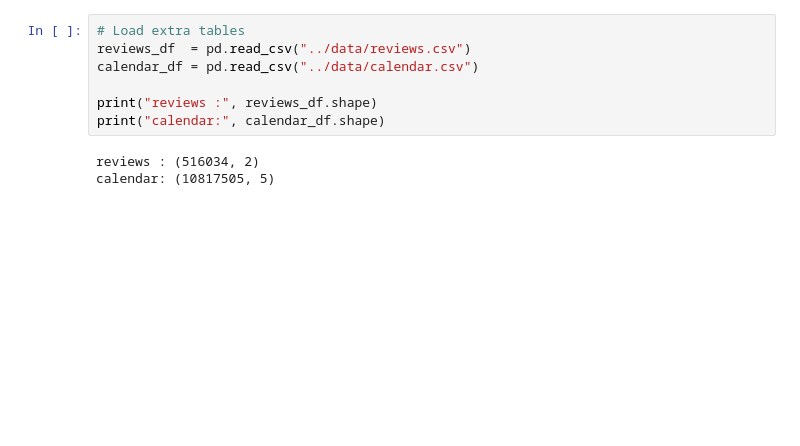
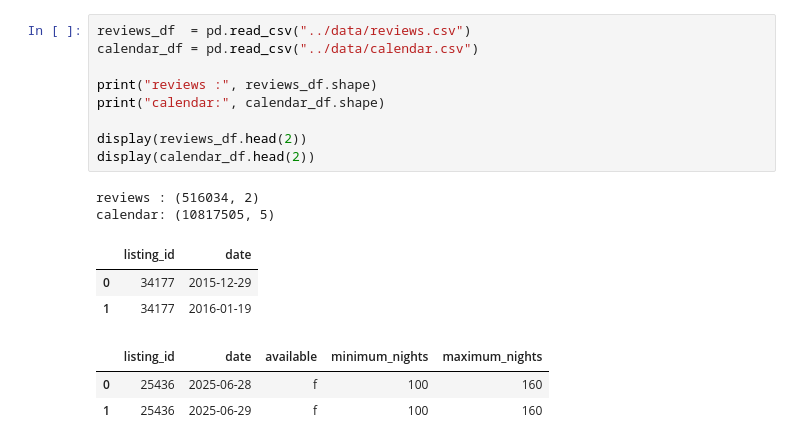
Before and after one commit to solid1010/airbnb-price-prediction, a Jupyter notebook: notebooks/02_features.ipynb, the cells around one changed output. Saved outputs shown, nothing was run; the diff lists cells and outputs as text; blank space fills up the shorter version.

```diff
--- a/notebooks/02_features.ipynb
+++ b/notebooks/02_features.ipynb
@@ -22,11 +36,19 @@ test : (4750, 56)
 # %%
-# Load extra tables
 reviews_df  = pd.read_csv("../data/reviews.csv")
 calendar_df = pd.read_csv("../data/calendar.csv")
 
 print("reviews :", reviews_df.shape)
 print("calendar:", calendar_df.shape)
+
+display(reviews_df.head(2))
+display(calendar_df.head(2))
 # %% [output]
 reviews : (516034, 2)
 calendar: (10817505, 5)
+|  | listing_id | date |
+| 0 | 34177 | 2015-12-29 |
+| 1 | 34177 | 2016-01-19 |
+|  | listing_id | date | available | minimum_nights | maximum_nights |
+| 0 | 25436 | 2025-06-28 | f | 100 | 160 |
+| 1 | 25436 | 2025-06-29 | f | 100 | 160 |
 # %%
```
Also changed, not shown: parts of 13 cells of this notebook, 4 other files.
